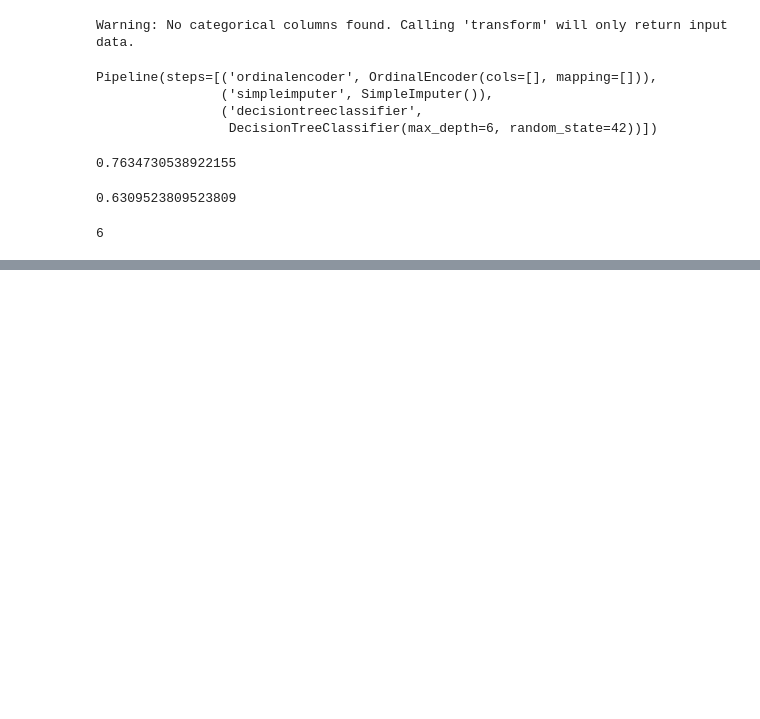
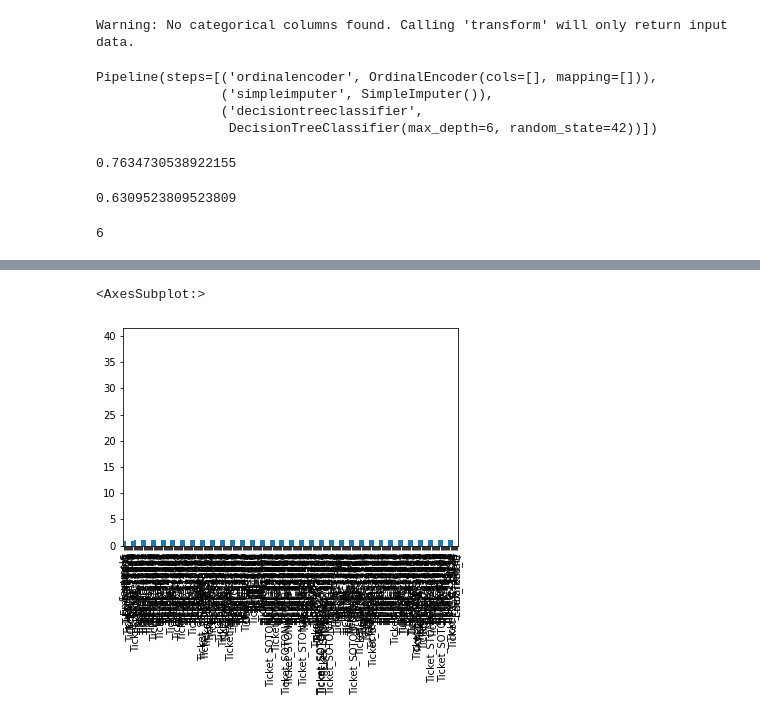
Before and after one commit to Ubaid-Ur-RehmanJ/kaggle-projects, a Jupyter notebook: titanic-classification.ipynb, the cells around one changed output, grey strips where cells are left out. Drawn from its saved outputs; the diff is of its cells as text; code cells hidden in the pictures; blank space fills up the shorter version.

```diff
--- a/titanic-classification.ipynb
+++ b/titanic-classification.ipynb
@@ -422,0 +505,5 @@ print(tree_depth1)
+# %%
+feat_imp.plot(kind="bar")
+# %% [output]
+<AxesSubplot:>
+[figure, added]
```
Also changed, not shown: parts of 9 cells of this notebook.
